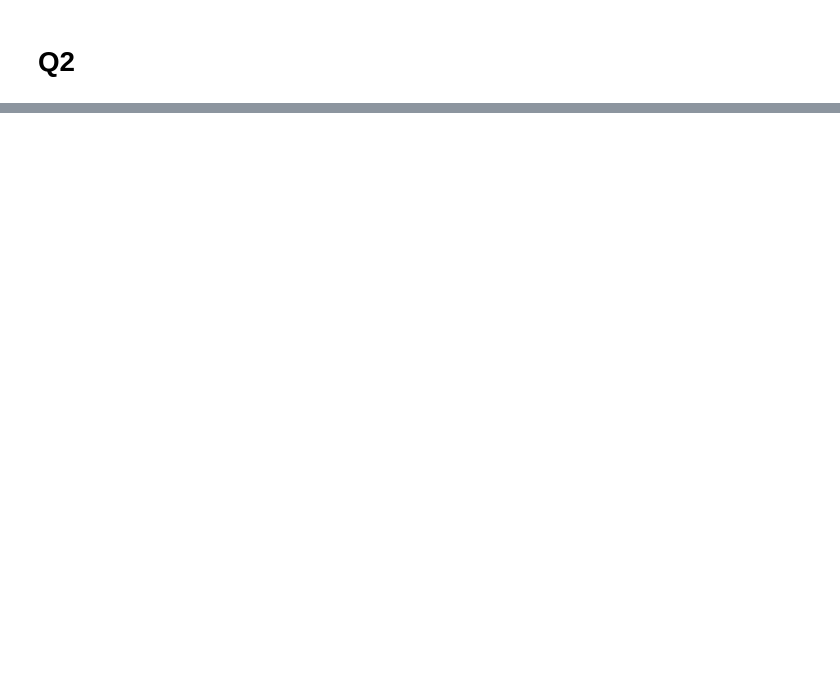
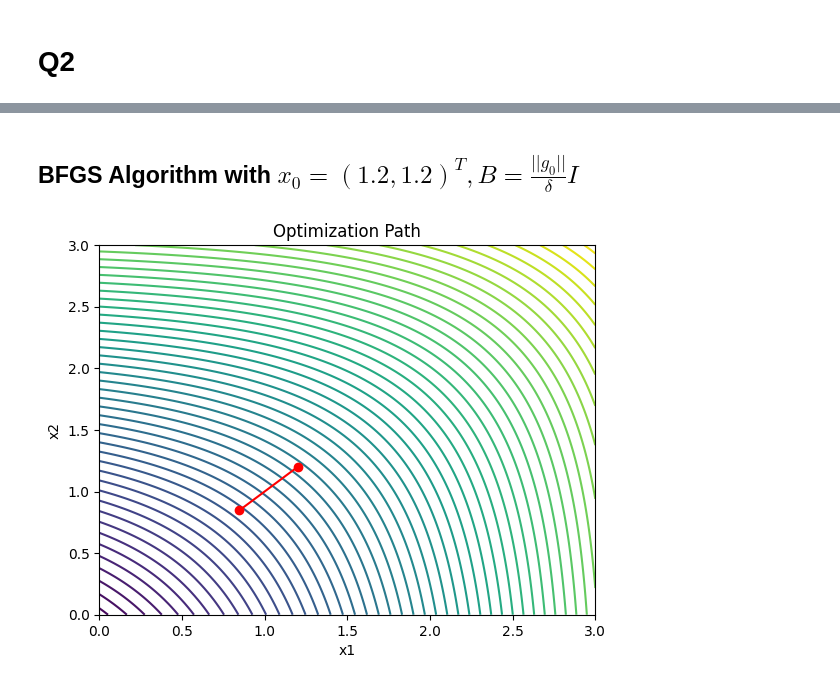
Before and after one commit to abdipourasl/Conex-Optimization-1402, a Jupyter notebook: Convex2.ipynb, the cells around one changed output, grey strips where cells are left out. Drawn from its saved outputs; the diff is of its cells as text; code cells hidden in the pictures; blank space fills up the shorter version.

```diff
--- a/Convex2.ipynb
+++ b/Convex2.ipynb
@@ -257,0 +352,62 @@ plt.show()
+# %% [markdown]
+## BFGS Algorithm with $ x_0 = (1.2,1.2)^T , B=\frac{||g_0||}{\delta}I$
+# %%
+import numpy as np
+
+def bfgs_optimizer(f, grad_f, x0, alpha_bar, rho, c, delta, max_iter=100):
+    x = x0.copy()
+    B_inv = (np.linalg.norm(grad_f(x0)) / delta) * np.eye(len(x0))
+
+    path_bfgs = [x]
+    for _ in range(max_iter):
+        grad = grad_f(x)
+        p = -B_inv @ grad
+        alpha = backtracking_line_search(f, grad_f, x, p, alpha_bar, rho, c)
+        x_new = x + alpha * p
+        s = x_new - x
+        y = grad_f(x_new) - grad
+        B_inv = (np.eye(len(x)) - np.outer(s, y) / np.dot(y, s)) @ B_inv @ (
+            np.eye(len(x)) - np.outer(y, s) / np.dot(y, s)
+        ) + np.outer(s, s) / np.dot(y, s)
+
+        x = x_new
+        path_bfgs.append(x)
+
+    return path_bfgs
+
+# Objective function and its derivatives
+def objective_function(x):
+    return np.log(np.exp(x[0]) + np.exp(x[1]))
+
+def grad_objective_function(x):
+    return np.array([np.exp(x[0]) / (np.exp(x[0]) + np.exp(x[1])),
+                     np.exp(x[1]) / (np.exp(x[0]) + np.exp(x[1]))])
+import matplotlib.pyplot as plt
+
+def plot_contour_path(path):
+    x_vals = [point[0] for point in path]
+    y_vals = [point[1] for point in path]
+    plt.contour(X, Y, Z, levels=50)
+    plt.plot(x_vals, y_vals, marker='o', color='r')
+    plt.xlabel('x1')
+    plt.ylabel('x2')
+    plt.title('Optimization Path')
+    plt.show()
+
+
+# Initial values
+x0 = np.array([1.2, 1.2])
+alpha_bar = 1.0
+rho = 0.8
+c = 0.1
+delta = 1
+
+# BFGS optimization
+path_bfgs = bfgs_optimizer(objective_function, grad_objective_function, x0, alpha_bar, rho, c, delta)
+
+# Plot the optimization path for BFGS
+X, Y = np.meshgrid(np.linspace(-0, 3, 100), np.linspace(-00, 3, 100))
+Z = np.log(np.exp(X) + np.exp(Y))
+plot_contour_path(path_bfgs)
+# %% [output]
+[figure, added]
```
Also changed, not shown: parts of 21 cells of this notebook.
